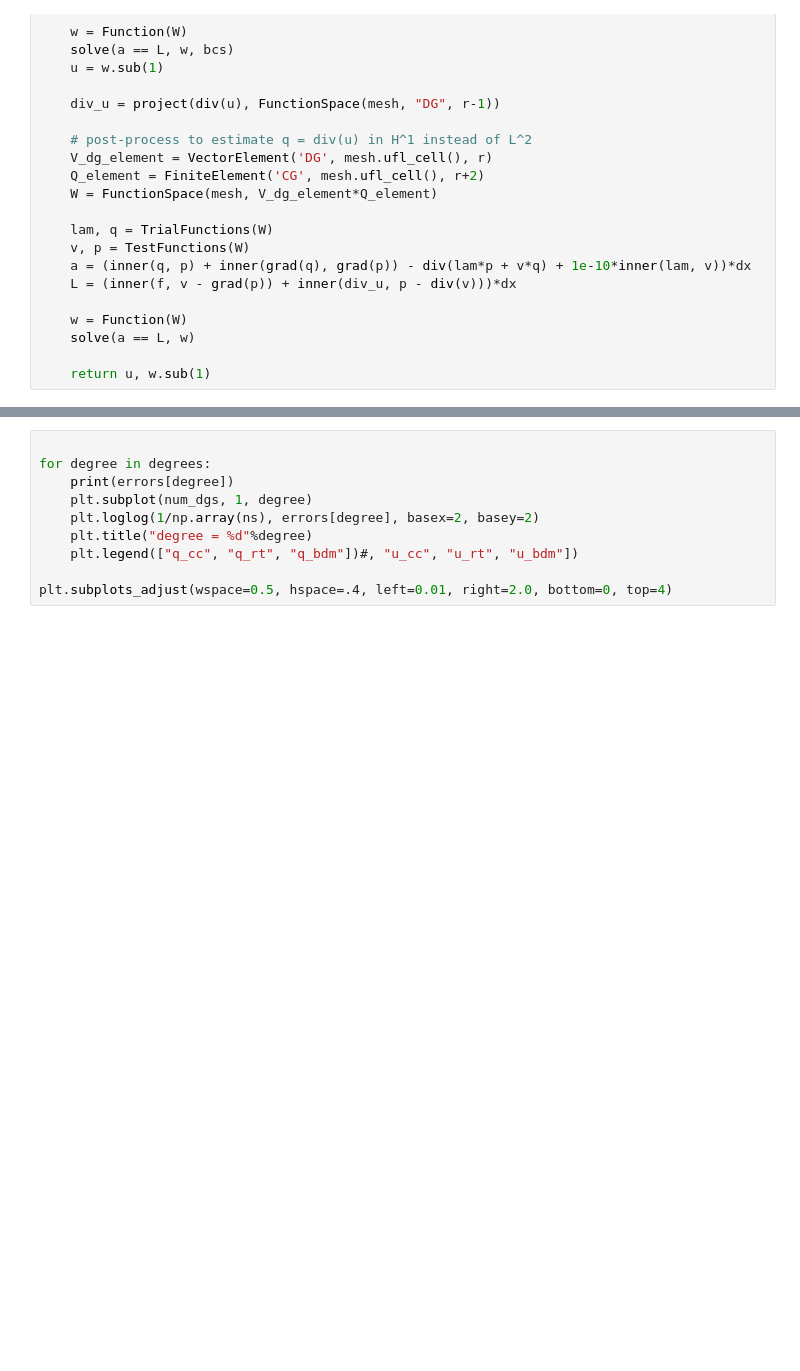
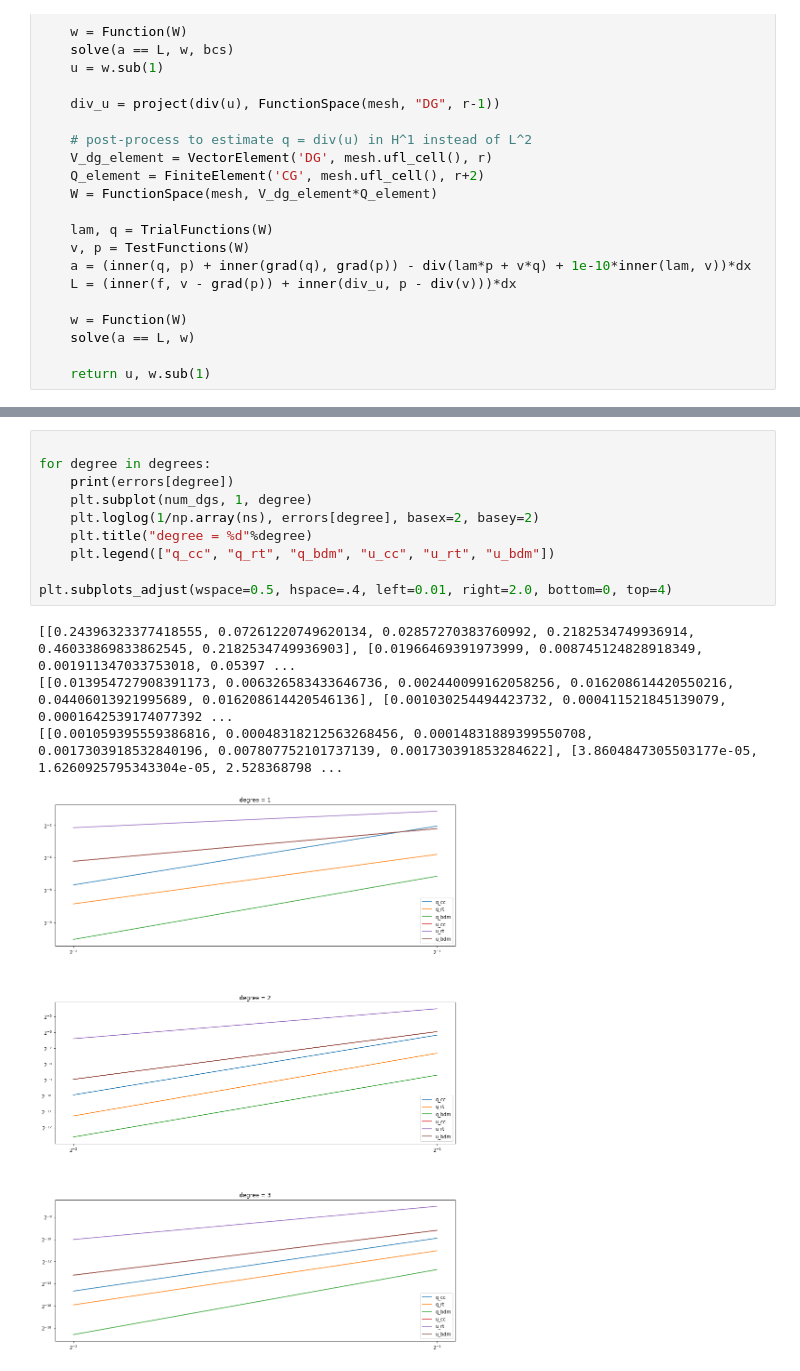
Before and after one commit to marybarker/postprocessing, a Jupyter notebook: curl_curl/compare_curl_curl_to_grad_div.ipynb, the cells around one changed output, grey strips where cells are left out. Cells and saved outputs as stored; diff of their text form; blank space fills up the shorter version.

```diff
--- a/curl_curl/compare_curl_curl_to_grad_div.ipynb
+++ b/curl_curl/compare_curl_curl_to_grad_div.ipynb
@@ -175,10 +192,15 @@ u_es
 # %%
 
 for degree in degrees:
     print(errors[degree])
     plt.subplot(num_dgs, 1, degree)
     plt.loglog(1/np.array(ns), errors[degree], basex=2, basey=2)
     plt.title("degree = %d"%degree)
-    plt.legend(["q_cc", "q_rt", "q_bdm"])#, "u_cc", "u_rt", "u_bdm"])
+    plt.legend(["q_cc", "q_rt", "q_bdm", "u_cc", "u_rt", "u_bdm"])
 
 plt.subplots_adjust(wspace=0.5, hspace=.4, left=0.01, right=2.0, bottom=0, top=4)
+# %% [output]
+[[0.24396323377418555, 0.07261220749620134, 0.02857270383760992, 0.2182534749936914, 0.46033869833862545, 0.2182534749936903], [0.01966469391973999, 0.008745124828918349, 0.001911347033753018, 0.05397 ...
+[[0.013954727908391173, 0.006326583433646736, 0.002440099162058256, 0.016208614420550216, 0.04406013921995689, 0.016208614420546136], [0.001030254494423732, 0.000411521845139079, 0.0001642539174077392 ...
+[[0.001059395559386816, 0.00048318212563268456, 0.00014831889399550708, 0.0017303918532840196, 0.007807752101737139, 0.001730391853284622], [3.8604847305503177e-05, 1.6260925795343304e-05, 2.528368798 ...
+[figure, added]
```
Also changed, not shown: parts of 3 cells of this notebook.
